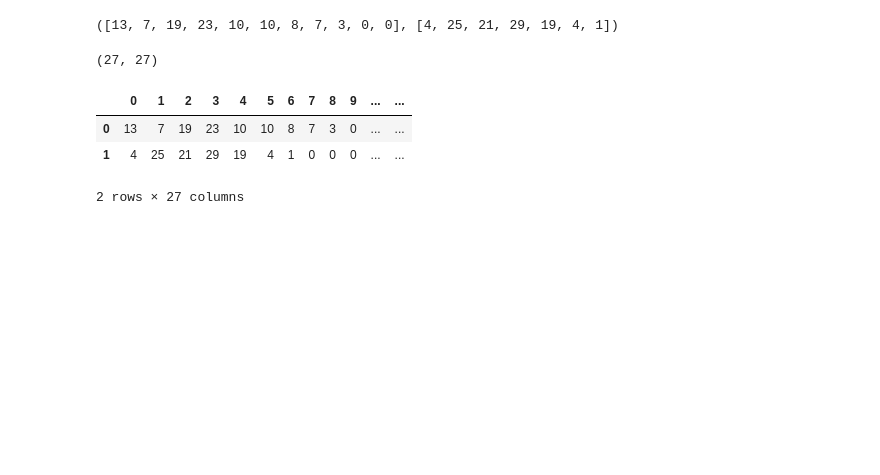
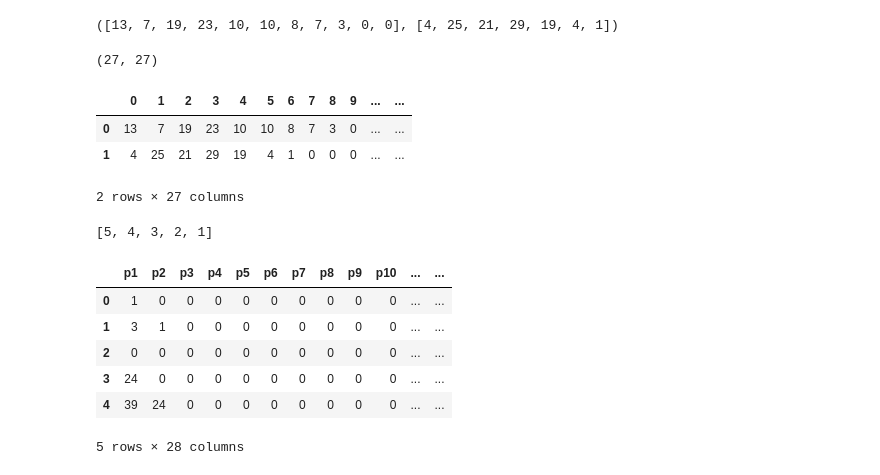
Before and after one commit to greg-smith1/hockey_rnn, a Jupyter notebook: Rand_Forest/Hockey pt. II.ipynb, the cells around one changed output. Saved outputs shown, nothing was run; the diff lists cells and outputs as text; code cells hidden in the pictures; blank space fills up the shorter version.

```diff
--- a/Rand_Forest/Hockey pt. II.ipynb
+++ b/Rand_Forest/Hockey pt. II.ipynb
@@ -122,0 +216,21 @@ test_df
+# %%
+a = [1,2,3,4,5]
+a.reverse()
+a
+# %% [output]
+[5, 4, 3, 2, 1]
+# %%
+goal_matrix = pd.read_csv('test_goal_matrix.csv')
+assist_matrix = pd.read_csv('test_assist_matrix.csv')
+games_matrix = pd.read_csv('test_games_matrix.csv')
+points_matrix = pd.read_csv('test_points_matrix.csv')
+# %%
+assist_matrix.head(5)
+# %% [output]
+|  | p1 | p2 | p3 | p4 | p5 | p6 | p7 | p8 | p9 | p10 | ... | ... |
+| 0 | 1 | 0 | 0 | 0 | 0 | 0 | 0 | 0 | 0 | 0 | ... | ... |
+| 1 | 3 | 1 | 0 | 0 | 0 | 0 | 0 | 0 | 0 | 0 | ... | ... |
+| 2 | 0 | 0 | 0 | 0 | 0 | 0 | 0 | 0 | 0 | 0 | ... | ... |
+| 3 | 24 | 0 | 0 | 0 | 0 | 0 | 0 | 0 | 0 | 0 | ... | ... |
+| 4 | 39 | 24 | 0 | 0 | 0 | 0 | 0 | 0 | 0 | 0 | ... | ... |
+5 rows × 28 columns
```
Also changed, not shown: parts of 31 cells of this notebook, 5 other files.
